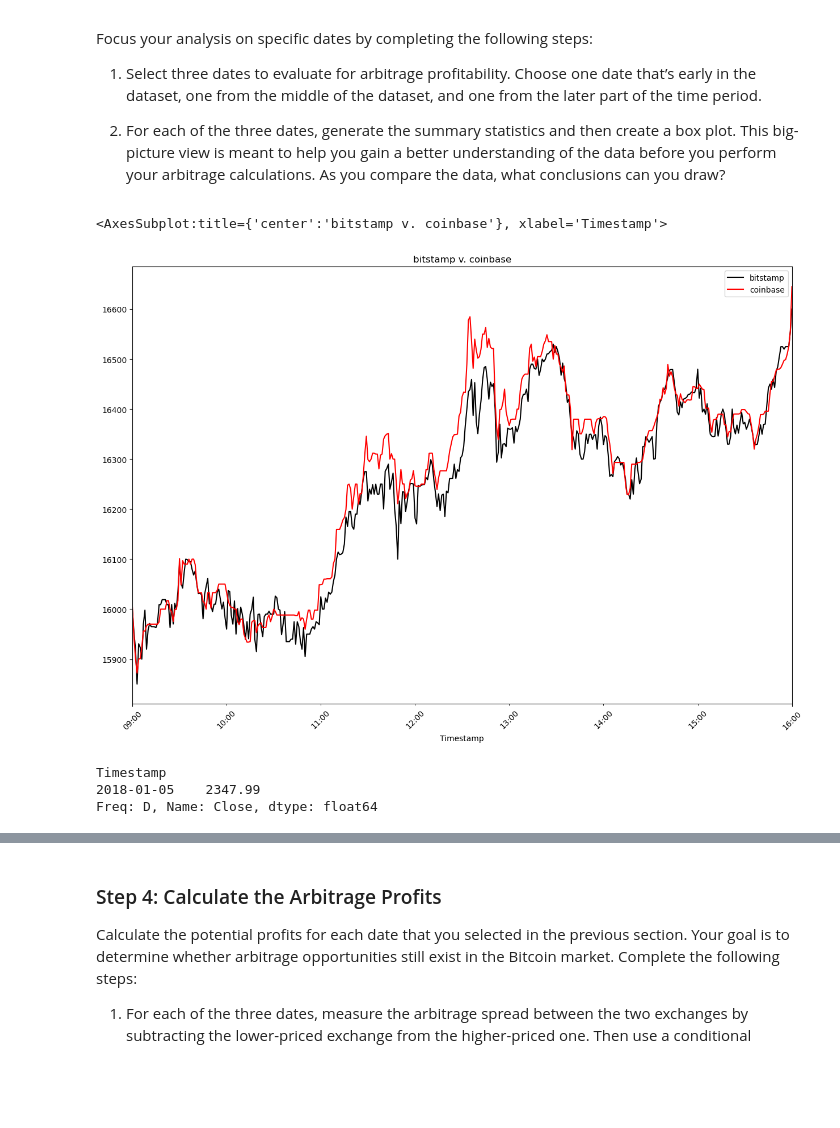
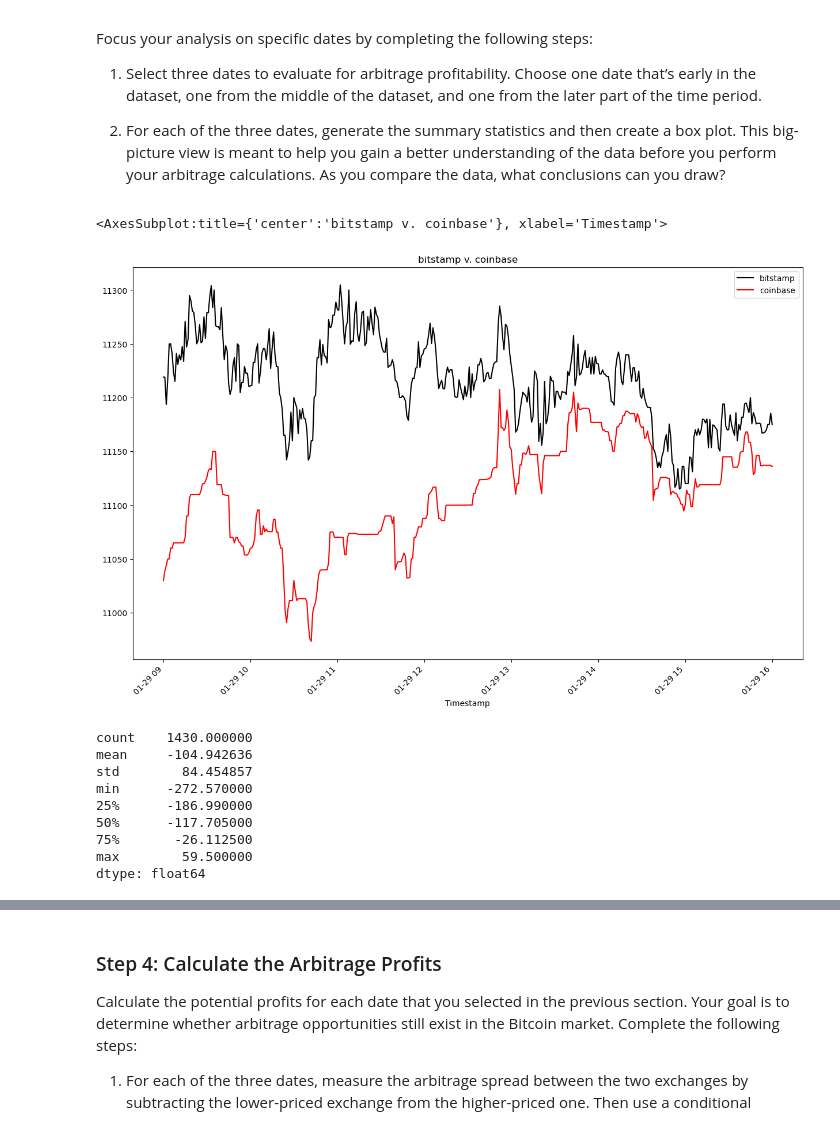
Before and after one commit to ssenhouse/challenge-03-040623, a Jupyter notebook: crypto_arbitrage.ipynb, the cells around one changed output, grey strips where cells are left out. Saved outputs shown, nothing was run; the diff lists cells and outputs as text; code cells hidden in the pictures; blank space fills up the shorter version.

Commit message:
Added arbitrage calculations for 3 different time periods & box plots to illustrate distribution for each time period

```diff
--- a/crypto_arbitrage.ipynb
+++ b/crypto_arbitrage.ipynb
@@ -482,24 +482,31 @@ Focus your analysis on specific dates by completing the following steps:
 # %%
 # Create an overlay plot that visualizes the two dataframes over a period of one day early in the dataset.
 # Be sure that the plots include the parameters `legend`, `figsize`, `title`, `color` and `label`
 # YOUR CODE HERE
-bitstamp['Close'].loc['2018-01-05 09:00:00' :'2018-01-05 16:00:00'].plot(legend = True, figsize=(15,10),rot = 45,title = "bitstamp v. coinbase",color ="black",label ="bitstamp")
-coinbase['Close'].loc['2018-01-05 09:00:00' :'2018-01-05 16:00:00'].plot(legend= True, figsize=(15,10), rot=45,color ="red", label ="coinbase")
+bitstamp['Close'].loc['2018-01-29 09:00:00' :'2018-01-29 16:00:00'].plot(legend = True, figsize=(15,10),rot = 45,title = "bitstamp v. coinbase",color ="black",label ="bitstamp")
+coinbase['Close'].loc['2018-01-29 09:00:00' :'2018-01-29 16:00:00'].plot(legend= True, figsize=(15,10), rot=45,color ="red", label ="coinbase")
 # %% [output]
 <AxesSubplot:title={'center':'bitstamp v. coinbase'}, xlabel='Timestamp'>
-[figure, old version]
+[figure, new version]
 # %%
 # Using the early date that you have selected, calculate the arbitrage spread
 # by subtracting the bitstamp lower closing prices from the coinbase higher closing prices
-arbitrage_spread_early = coinbase['Close'].loc['2018-01-05'].resample('D').max() - bitstamp['Close'].loc['2018-01-05'].resample('D').min()
-arbitrage_spread_early
+arbitrage_spread_early = coinbase['High'].loc['2018-01-29'] - bitstamp['Low'].loc['2018-01-29']
+arbitrage_spread_early.head()
 
 # Generate summary statistics for the early DataFrame
 # YOUR CODE HERE
+arbitrage_spread_early.describe()
 # %% [output]
-Timestamp
-2018-01-05    2347.99
-Freq: D, Name: Close, dtype: float64
+count    1430.000000
+mean     -104.942636
+std        84.454857
+min      -272.570000
+25%      -186.990000
+50%      -117.705000
+75%       -26.112500
+max        59.500000
+dtype: float64
 # %%
 # Visualize the arbitrage spread from early in the dataset in a box plot
 # YOUR CODE HERE
```
Also changed, not shown: parts of 7 cells of this notebook.
